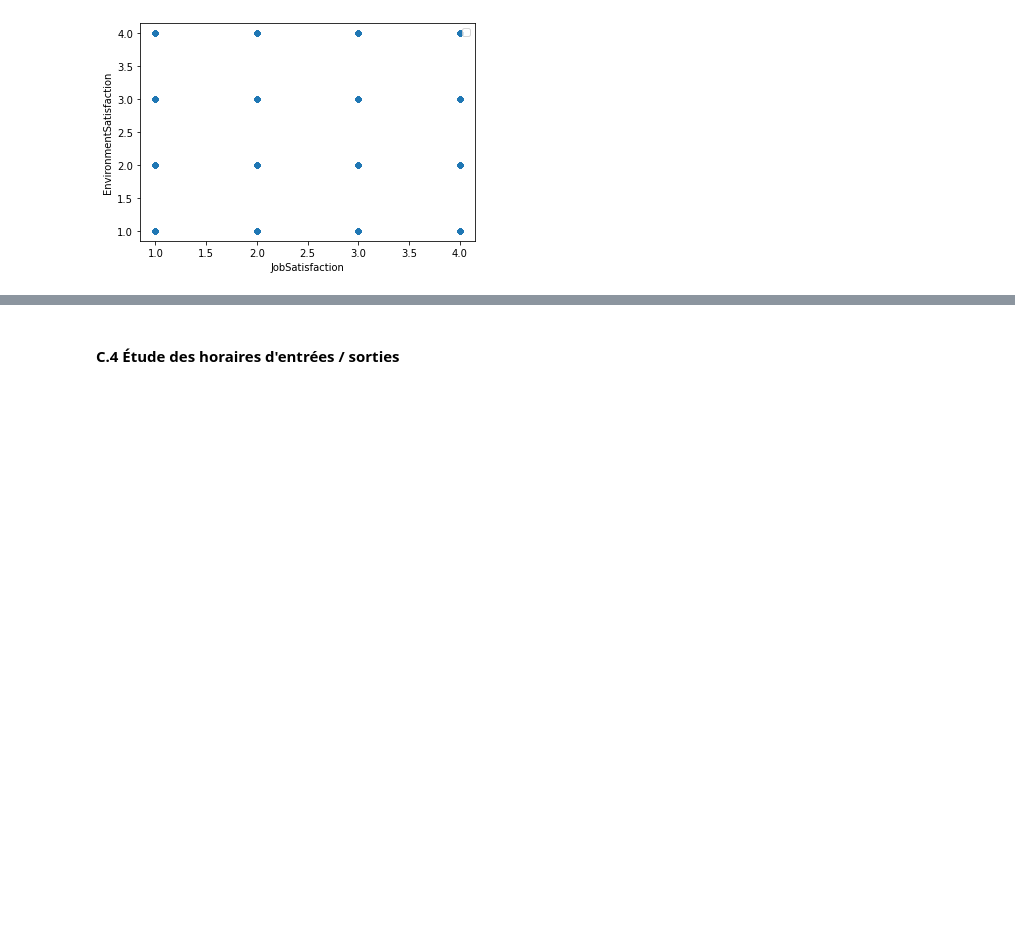
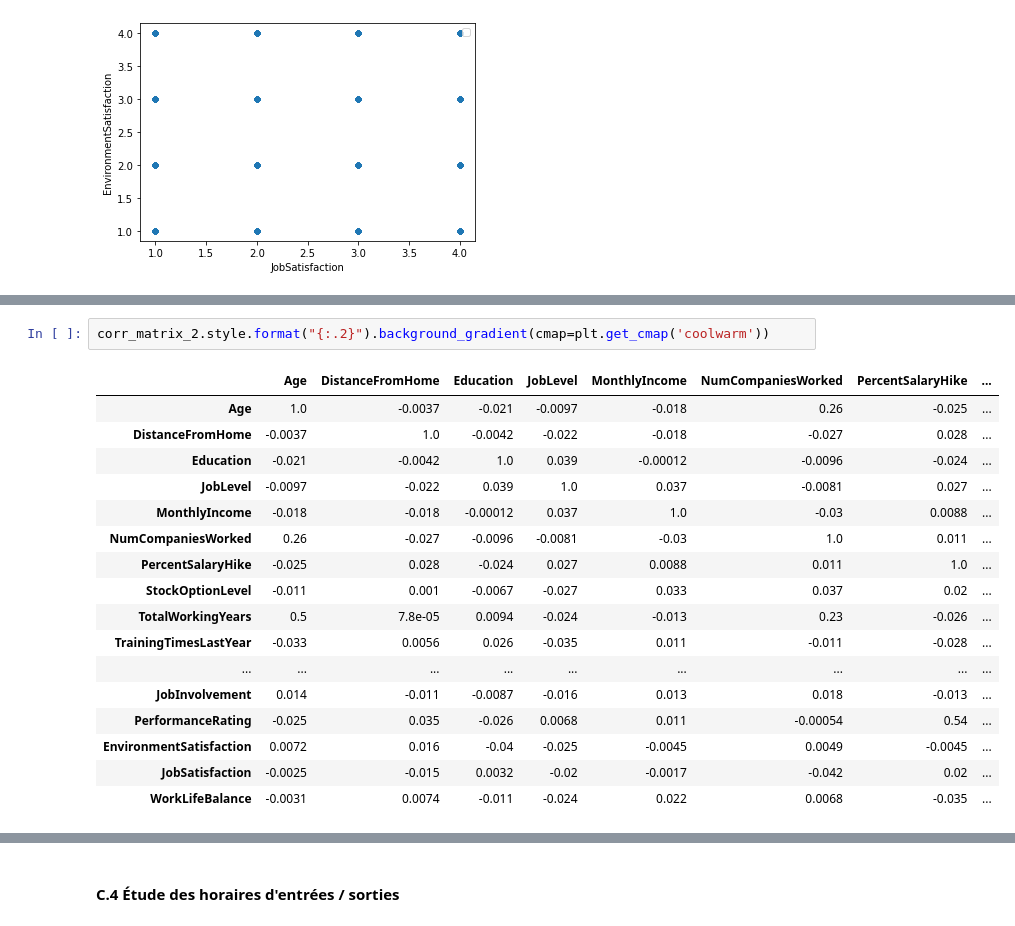
Before and after one commit to Ugo-Girard-Tissier/Projet-IA, a Jupyter notebook: Projet IA.ipynb, the cells around one changed output, grey strips where cells are left out. Saved outputs shown, nothing was run; the diff lists cells and outputs as text; blank space fills up the shorter version.

```diff
--- a/Projet IA.ipynb
+++ b/Projet IA.ipynb
@@ -418,0 +460,20 @@ No handles with labels found to put in legend.
+# %%
+corr_matrix_2.style.format("{:.2}").background_gradient(cmap=plt.get_cmap('coolwarm'))
+# %% [output]
+|  | Age | DistanceFromHome | Education | JobLevel | MonthlyIncome | NumCompaniesWorked | PercentSalaryHike | ... |
+| Age | 1.0 | -0.0037 | -0.021 | -0.0097 | -0.018 | 0.26 | -0.025 | ... |
+| DistanceFromHome | -0.0037 | 1.0 | -0.0042 | -0.022 | -0.018 | -0.027 | 0.028 | ... |
+| Education | -0.021 | -0.0042 | 1.0 | 0.039 | -0.00012 | -0.0096 | -0.024 | ... |
+| JobLevel | -0.0097 | -0.022 | 0.039 | 1.0 | 0.037 | -0.0081 | 0.027 | ... |
+| MonthlyIncome | -0.018 | -0.018 | -0.00012 | 0.037 | 1.0 | -0.03 | 0.0088 | ... |
+| NumCompaniesWorked | 0.26 | -0.027 | -0.0096 | -0.0081 | -0.03 | 1.0 | 0.011 | ... |
+| PercentSalaryHike | -0.025 | 0.028 | -0.024 | 0.027 | 0.0088 | 0.011 | 1.0 | ... |
+| StockOptionLevel | -0.011 | 0.001 | -0.0067 | -0.027 | 0.033 | 0.037 | 0.02 | ... |
+| TotalWorkingYears | 0.5 | 7.8e-05 | 0.0094 | -0.024 | -0.013 | 0.23 | -0.026 | ... |
+| TrainingTimesLastYear | -0.033 | 0.0056 | 0.026 | -0.035 | 0.011 | -0.011 | -0.028 | ... |
+| ... | ... | ... | ... | ... | ... | ... | ... | ... |
+| JobInvolvement | 0.014 | -0.011 | -0.0087 | -0.016 | 0.013 | 0.018 | -0.013 | ... |
+| PerformanceRating | -0.025 | 0.035 | -0.026 | 0.0068 | 0.011 | -0.00054 | 0.54 | ... |
+| EnvironmentSatisfaction | 0.0072 | 0.016 | -0.04 | -0.025 | -0.0045 | 0.0049 | -0.0045 | ... |
+| JobSatisfaction | -0.0025 | -0.015 | 0.0032 | -0.02 | -0.0017 | -0.042 | 0.02 | ... |
+| WorkLifeBalance | -0.0031 | 0.0074 | -0.011 | -0.024 | 0.022 | 0.0068 | -0.035 | ... |
```
Also changed, not shown: parts of 66 cells of this notebook.
